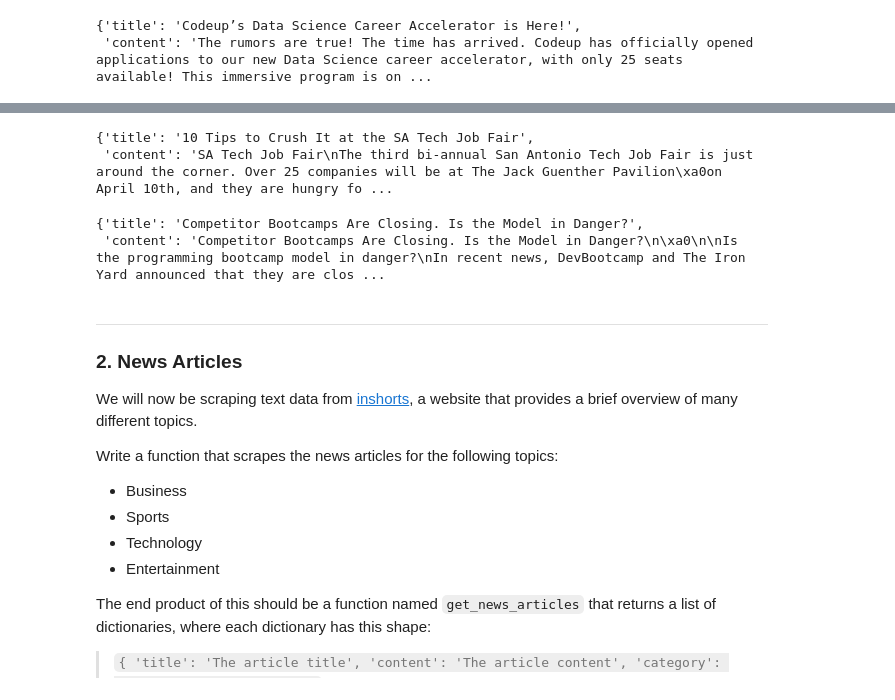
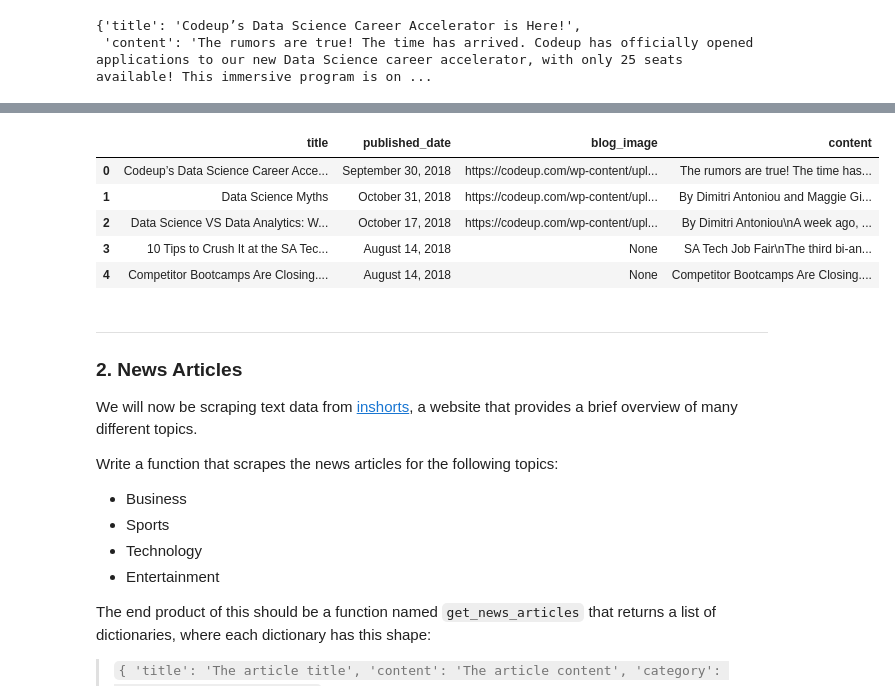
Before and after one commit to aliciag92/natural-language-processing-exercises, a Jupyter notebook: acquire.ipynb, the cells around one changed output, grey strips where cells are left out. Drawn from its saved outputs; the diff is of its cells as text; code cells hidden in the pictures.

```diff
--- a/acquire.ipynb
+++ b/acquire.ipynb
@@ -132,10 +121,0 @@ get_blog_articles(urls)[2]
-# %%
-get_blog_articles(urls)[3]
-# %% [output]
-{'title': '10 Tips to Crush It at the SA Tech Job Fair',
- 'content': 'SA Tech Job Fair\nThe third bi-annual San Antonio Tech Job Fair is just around the corner. Over 25 companies will be at The Jack Guenther Pavilion\xa0on April 10th, and they are hungry fo ...
-# %%
-get_blog_articles(urls)[4]
-# %% [output]
-{'title': 'Competitor Bootcamps Are Closing. Is the Model in Danger?',
- 'content': 'Competitor Bootcamps Are Closing. Is the Model in Danger?\n\xa0\n\nIs the programming bootcamp model in danger?\nIn recent news, DevBootcamp and The Iron Yard announced that they are clos ...
@@ -142,3 +155,27 @@ get_blog_articles(urls)[4]
+# %%
+def get_all_blog_articles(urls):
+    # List of dictionaries
+    posts = [get_codeup_blog(url) for url in urls]
+
+    return pd.DataFrame(posts)
+# %%
+urls = [
+    "https://codeup.com/codeups-data-science-career-accelerator-is-here/",
+    "https://codeup.com/data-science-myths/",
+    "https://codeup.com/data-science-vs-data-analytics-whats-the-difference/",
+    "https://codeup.com/10-tips-to-crush-it-at-the-sa-tech-job-fair/",
+    "https://codeup.com/competitor-bootcamps-are-closing-is-the-model-in-danger/"
+]
+# %%
+df = get_all_blog_articles(urls)
+df.head()
+# %% [output]
+|  | title | published_date | blog_image | content |
+| 0 | Codeup’s Data Science Career Acce... | September 30, 2018 | https://codeup.com/wp-content/upl... | The rumors are true! The time has... |
+| 1 | Data Science Myths | October 31, 2018 | https://codeup.com/wp-content/upl... | By Dimitri Antoniou and Maggie Gi... |
+| 2 | Data Science VS Data Analytics: W... | October 17, 2018 | https://codeup.com/wp-content/upl... | By Dimitri Antoniou\nA week ago, ... |
+| 3 | 10 Tips to Crush It at the SA Tec... | August 14, 2018 | None | SA Tech Job Fair\nThe third bi-an... |
+| 4 | Competitor Bootcamps Are Closing.... | August 14, 2018 | None | Competitor Bootcamps Are Closing.... |
 # %% [markdown]
 ***
 ### 2. News Articles
```
Also changed, not shown: parts of 13 cells of this notebook.
